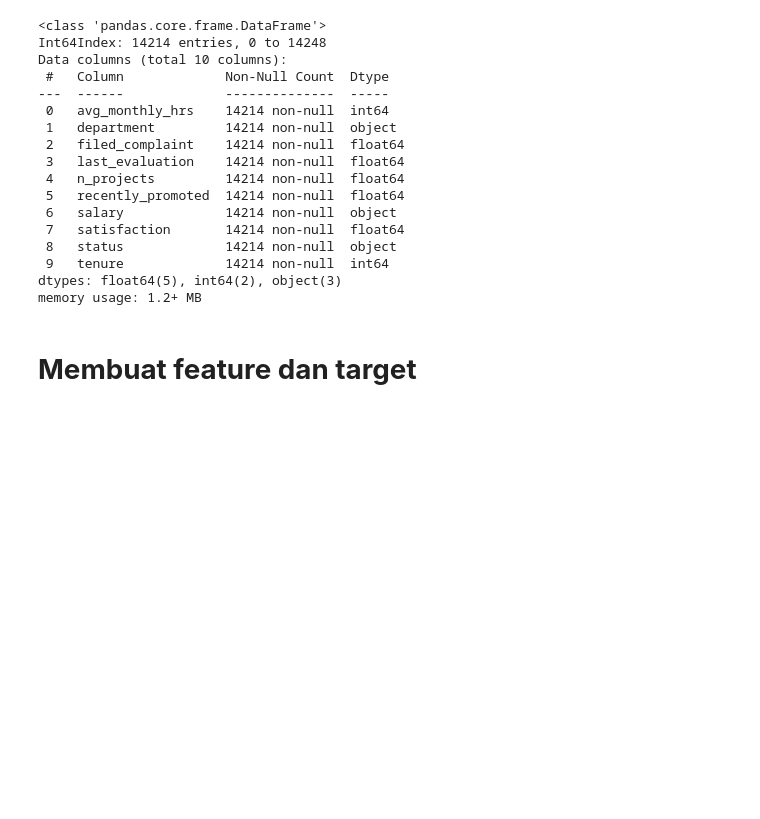
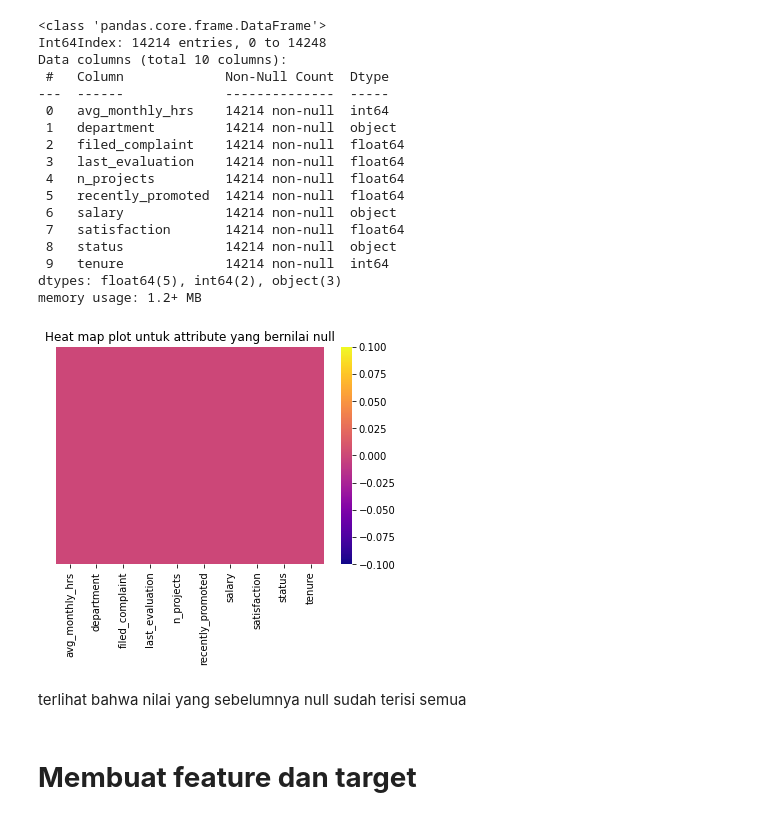
Before and after one commit to riskykrnawan/Praktikum_KB, a Jupyter notebook: Posttest_KB_5/POSTTEST5.ipynb, the cells around one changed output. Saved outputs shown, nothing was run; the diff lists cells and outputs as text; code cells hidden in the pictures; blank space fills up the shorter version.

```diff
--- a/Posttest_KB_5/POSTTEST5.ipynb
+++ b/Posttest_KB_5/POSTTEST5.ipynb
@@ -203,6 +235,14 @@ Data columns (total 10 columns):
  9   tenure             14214 non-null  int64
 dtypes: float64(5), int64(2), object(3)
 memory usage: 1.2+ MB
+# %%
+sns.heatmap(data.isnull(), yticklabels=False, cmap='plasma')
+plt.title("Heat map plot untuk attribute yang bernilai null")
+plt.show()
+# %% [output]
+[figure, added]
+# %% [markdown]
+terlihat bahwa nilai yang sebelumnya null sudah terisi semua
 # %% [markdown]
 # **Membuat feature dan target**
 # %%
```
Also changed, not shown: parts of 7 cells of this notebook, 1 other file.
